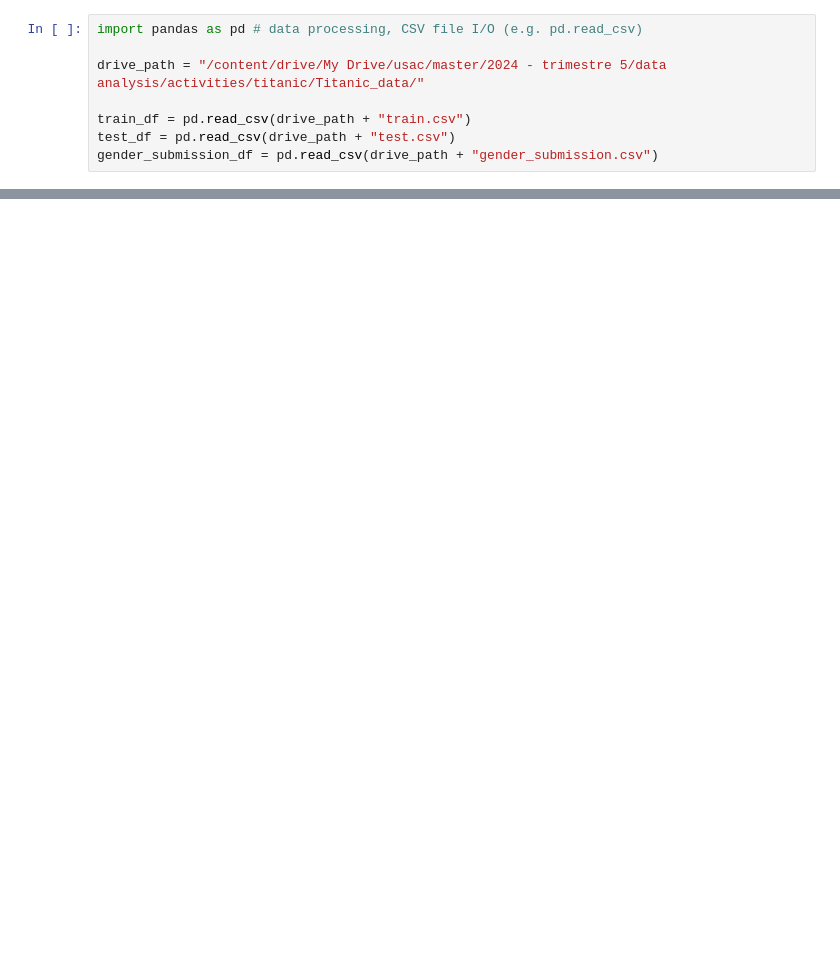
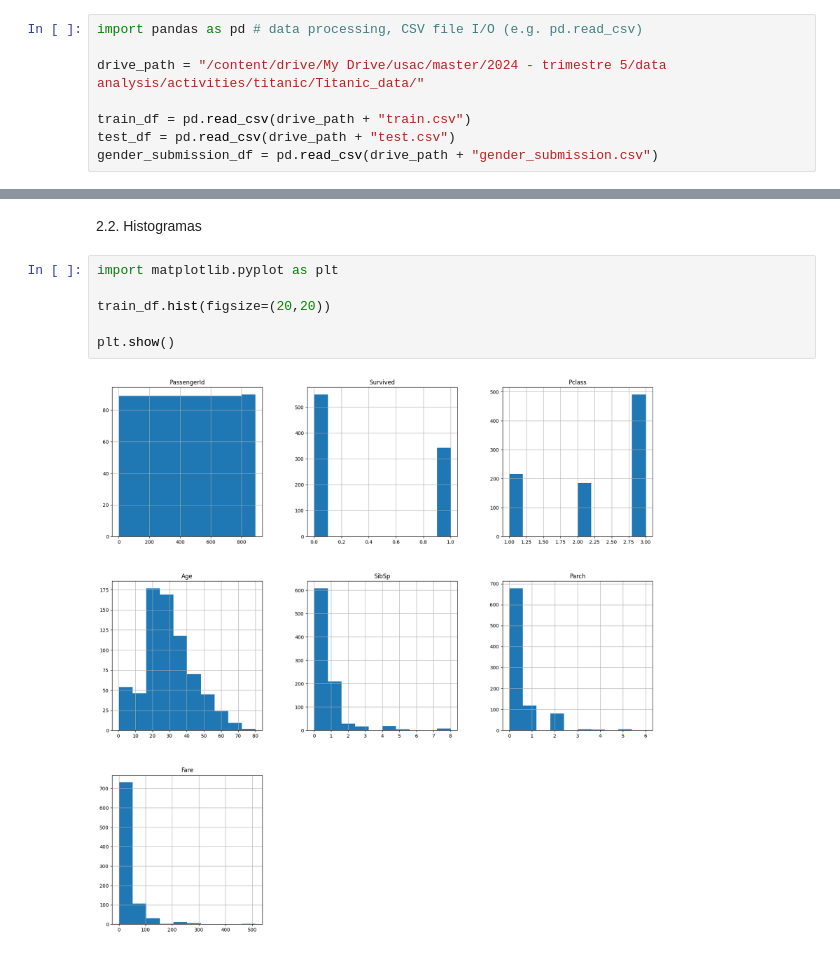
Before and after one commit to Generickle/Titanic-survivors-prediction, a Jupyter notebook: TitanicPrediction.ipynb, the cells around one changed output, grey strips where cells are left out. Cells and saved outputs as stored; diff of their text form; blank space fills up the shorter version.

```diff
--- a/TitanicPrediction.ipynb
+++ b/TitanicPrediction.ipynb
@@ -168,0 +105,10 @@ plt.gca().spines[['top', 'right']].set_visible(False)
+# %% [markdown]
+2.2. Histogramas
+# %%
+import matplotlib.pyplot as plt
+
+train_df.hist(figsize=(20,20))
+
+plt.show()
+# %% [output]
+[figure, added]
```
Also changed, not shown: parts of 106 cells of this notebook.
